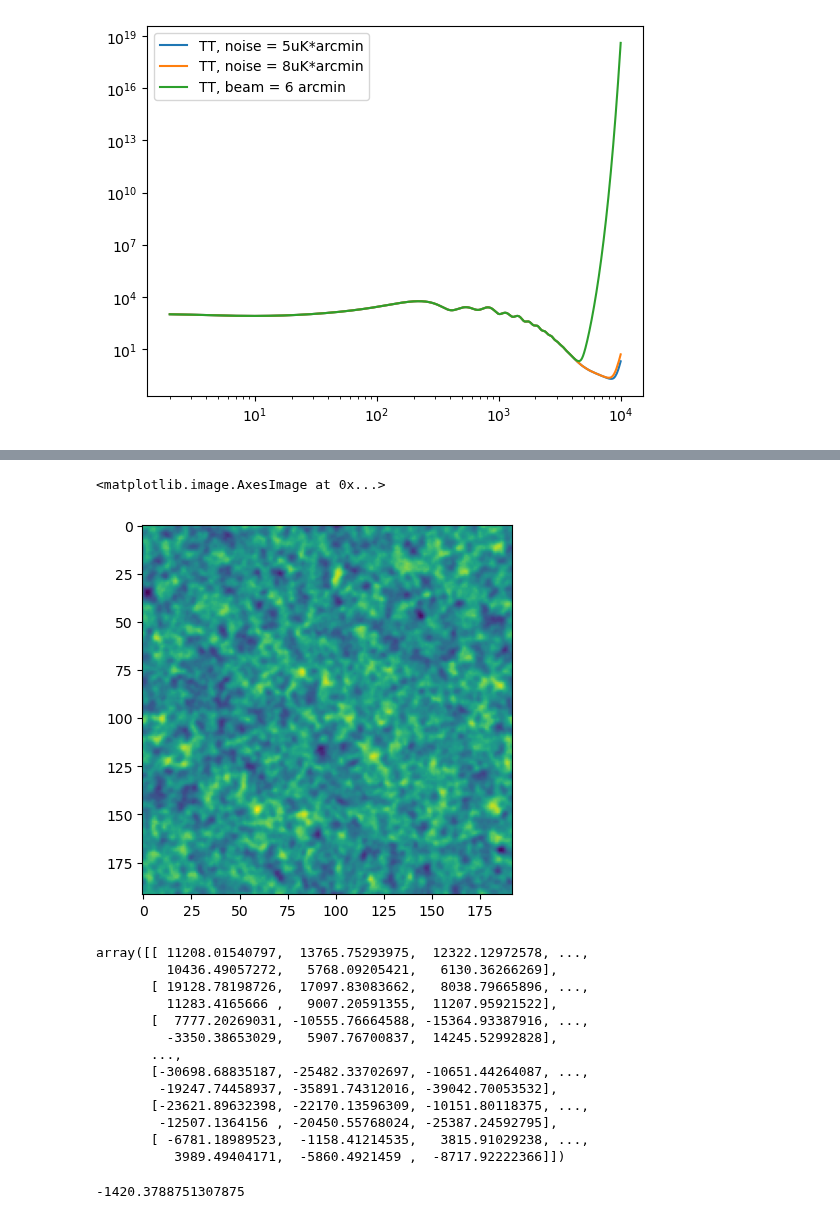
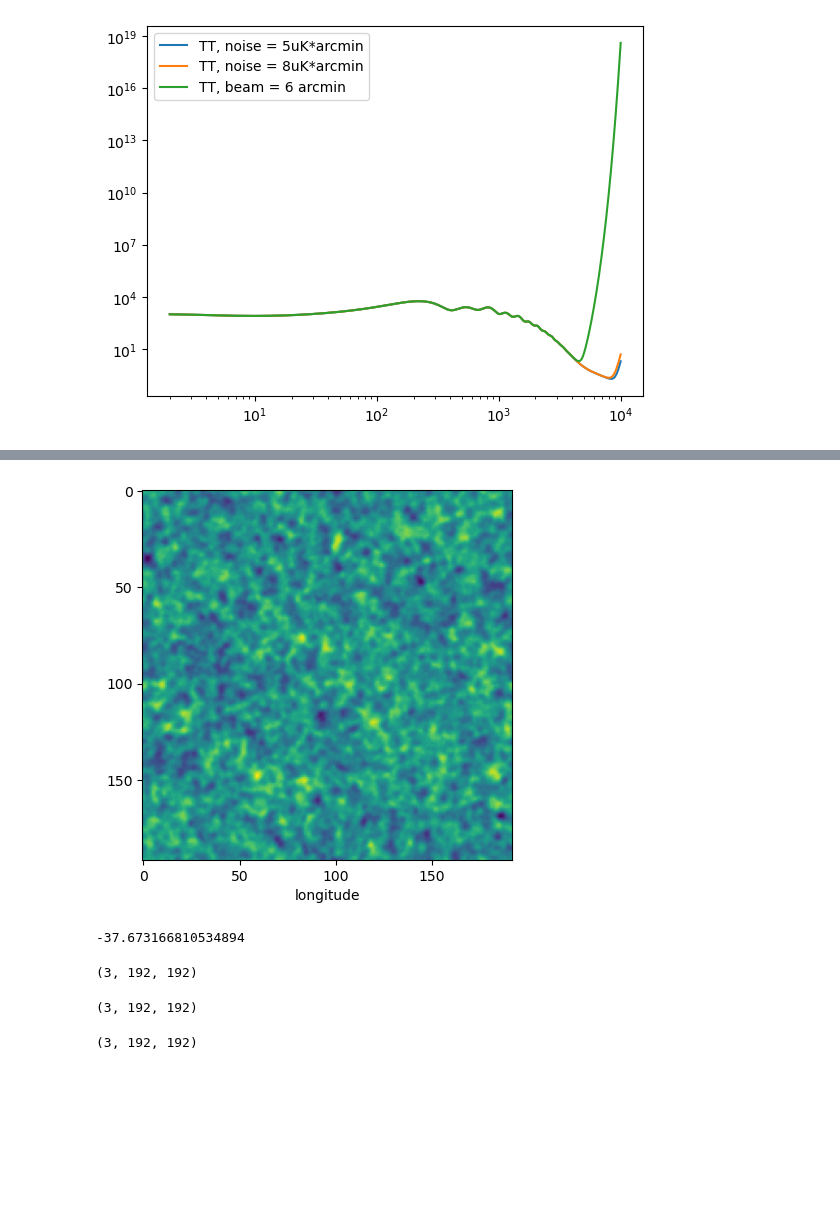
Before and after one commit to deepskies/DeepCMBsim, a Jupyter notebook: notebooks/simcmb_example.ipynb, the cells around one changed output, grey strips where cells are left out. Drawn from its saved outputs; the diff is of its cells as text; code cells hidden in the pictures; blank space fills up the shorter version.

```diff
--- a/notebooks/simcmb_example.ipynb
+++ b/notebooks/simcmb_example.ipynb
@@ -47,4 +48,4 @@ plt.show()
 # %% [output]
 [figure]
 # %%
-f1 = plotting.flatmap(192, 5)
+f1 = clplotting.flatmap(192, 5)
@@ -61,5 +51,0 @@ plt.imshow(f1.flatmap(cl0['clTT'], seed = 0)[0])
-# %%
-plt.imshow(f1.flatmap(cl0['clTT'], seed = 0)[0])
-# %% [output]
-<matplotlib.image.AxesImage at 0x...>
-[figure, removed]
@@ -69,20 +52,12 @@ tm2 = f1.flatmap(cl0['clTT'], seed = 0)[0]
-# %%
-tm1 - tm2
-# %% [output]
-array([[ 11208.01540797,  13765.75293975,  12322.12972578, ...,
-         10436.49057272,   5768.09205421,   6130.36266269],
-       [ 19128.78198726,  17097.83083662,   8038.79665896, ...,
-         11283.4165666 ,   9007.20591355,  11207.95921522],
-       [  7777.20269031, -10555.76664588, -15364.93387916, ...,
-         -3350.38653029,   5907.76700837,  14245.52992828],
-       ...,
-       [-30698.68835187, -25482.33702697, -10651.44264087, ...,
-        -19247.74458937, -35891.74312016, -39042.70053532],
-       [-23621.89632398, -22170.13596309, -10151.80118375, ...,
-        -12507.1364156 , -20450.55768024, -25387.24592795],
-       [ -6781.18989523,  -1158.41214535,   3815.91029238, ...,
-          3989.49404171,  -5860.4921459 ,  -8717.92222366]])
-# %%
-np.sum(f1.flatmap(cl0['clTT'])[0] - f1.flatmap(cl0['clTT'], seed = 0)[0])
-# %% [output]
--1420.3788751307875
+# %%
+plt.imshow(f1.flatmap([cl0['clTT']], seed = 0)[0])
+plt.xlabel("longitude")
+plt.xticks(range(0,200,50))
+plt.yticks(range(0,200,50))
+plt.show()
+# %% [output]
+[figure, added]
+# %%
+np.sum(f1.flatmap([cl0['clTT']])[0] - f1.flatmap([cl0['clTT']], seed = 0)[0])
+# %% [output]
+-37.673166810534894
@@ -88,0 +66,12 @@ np.sum(f1.flatmap(cl0['clTT'])[0] - f1.flatmap(cl0['clTT'], seed = 0)[0])
+# %%
+f2.flatmap(cl_name=['clTT', 'clEE', 'clBB', 'clTE', 'clEE', 'clBB'], spin = [0,0,0]).shape
+# %% [output]
+(3, 192, 192)
+# %%
+f2.flatmap([cl0['clTT'], cl0['clEE'], cl0['clBB'], cl0['clTE'], cl0['clEE'], cl0['clBB']], spin = [0,0,0]).shape
+# %% [output]
+(3, 192, 192)
+# %%
+f2.flatmap([cl0['clTT'], cl0['clEE'], cl0['clBB'], cl0['clTE'], cl0['clEE'], cl0['clBB']], spin = [0,2]).shape
+# %% [output]
+(3, 192, 192)
```
Also changed, not shown: parts of 9 cells of this notebook, 1 other file.
